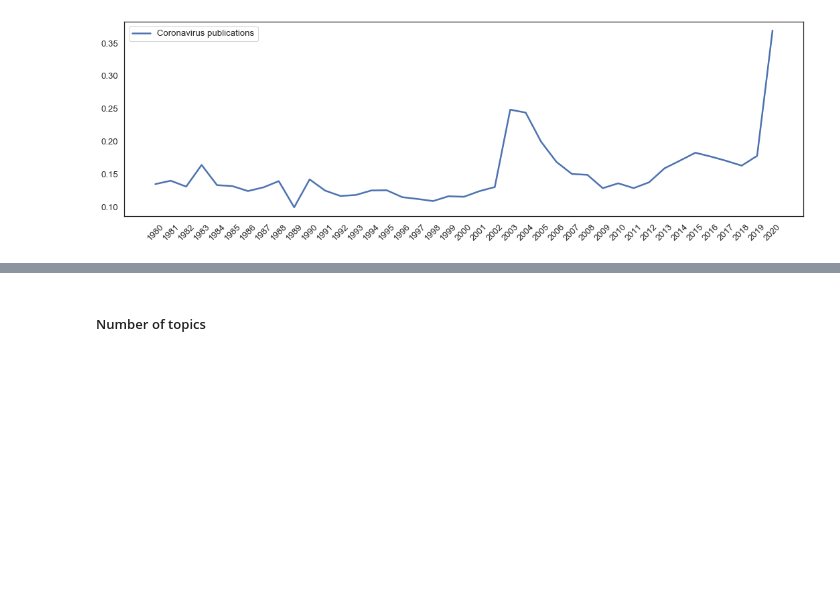
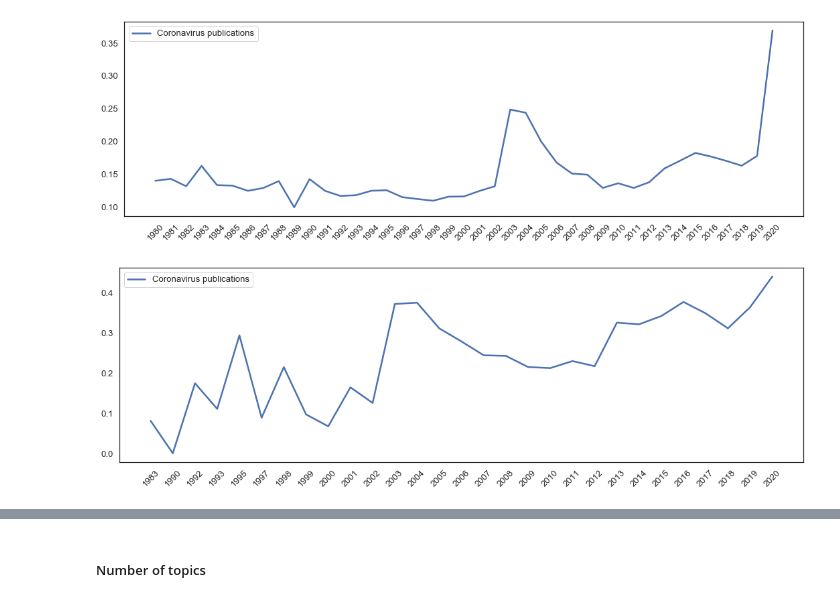
Before and after one commit to CWTSLeiden/cwts_covid, a Jupyter notebook: Notebook_CORD-19_2_text_analysis.ipynb, the cells around one changed output, grey strips where cells are left out. Cells and saved outputs as stored; diff of their text form; code cells hidden in the pictures; blank space fills up the shorter version.

```diff
--- a/Notebook_CORD-19_2_text_analysis.ipynb
+++ b/Notebook_CORD-19_2_text_analysis.ipynb
@@ -270,21 +276,14 @@ plt.show()
 which_topic = [6,9,10]
 is_selected_topic = [0 for _ in range(len(docs))]
 for d in range(len(docs)):
-    #d_topics = sorted(model.get_document_topics(corpus[d]), key=lambda x:x[1], reverse=True)
     d_topics = model.get_document_topics(corpus[d])
     for x in d_topics:
         if x[0] in which_topic:
             is_selected_topic[d] += x[1]
-    """
-    if d_topics[0][0] in which_topic:
-        is_selected_topic.append(True)
-    else:
-        is_selected_topic.append(False)
-    """
 # %%
 # plot trends
 
-df_topic_intensity = pd.DataFrame.from_dict({"year":publication_years,"is_topic":is_selected_topic})
+df_topic_intensity = pd.DataFrame.from_dict({"year":publication_years,"is_topic":is_selected_topic,"doi":dois})
 # %%
 from_which_year = 1980
 
@@ -301,2 +300,22 @@ plt.savefig("figures/topic_model_coronavirus.pdf")
 # %% [output]
 [figure]
+# %%
+# check if bibliographic coupling with Dimensions data matches topic distribution. Check Noteboon 3 for this part
+
+clusters = pickle.load(open("datasets_output/networks/clusters_doi.pk","rb"))
+# %%
+from_which_year = 1980
+which_cluster = 0
+
+grouped_ti_cl = df_topic_intensity[df_topic_intensity.isin({'doi': clusters[which_cluster]})["doi"]].groupby('year')
+df_grouped_ti_cl = grouped_ti_cl.aggregate(np.mean)
+df_grouped_ti_cl = df_grouped_ti_cl[df_grouped_ti_cl.index >= from_which_year]
+# %%
+fig = plt.figure(figsize=(15, 5))
+plt.plot(df_grouped_ti_cl.is_topic.values, label="Coronavirus publications")
+plt.xticks(np.arange(df_grouped_ti_cl.shape[0]), [int(x) for x in df_grouped_ti_cl.index.values], rotation=45)
+plt.legend()
+plt.tight_layout()  # fixes margins
+#plt.savefig("figures/topic_model_coronavirus.pdf")
+# %% [output]
+[figure, added]
```
Also changed, not shown: parts of 27 cells of this notebook, 1 other file.
